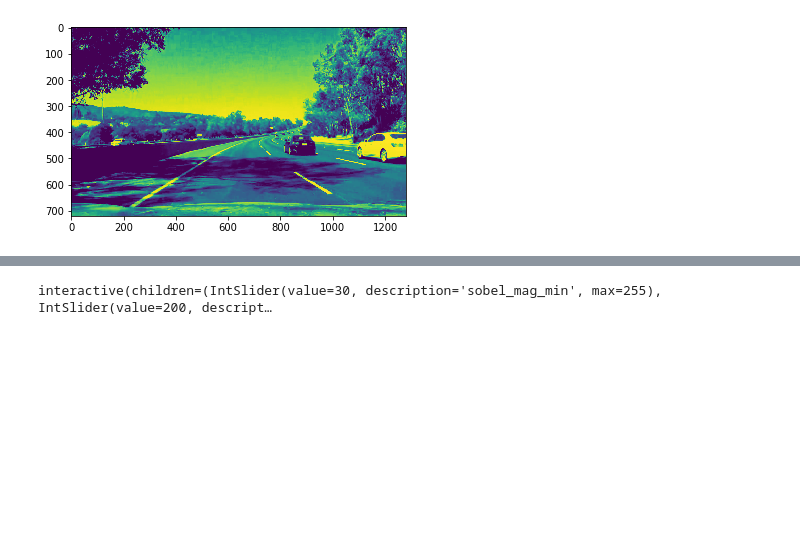
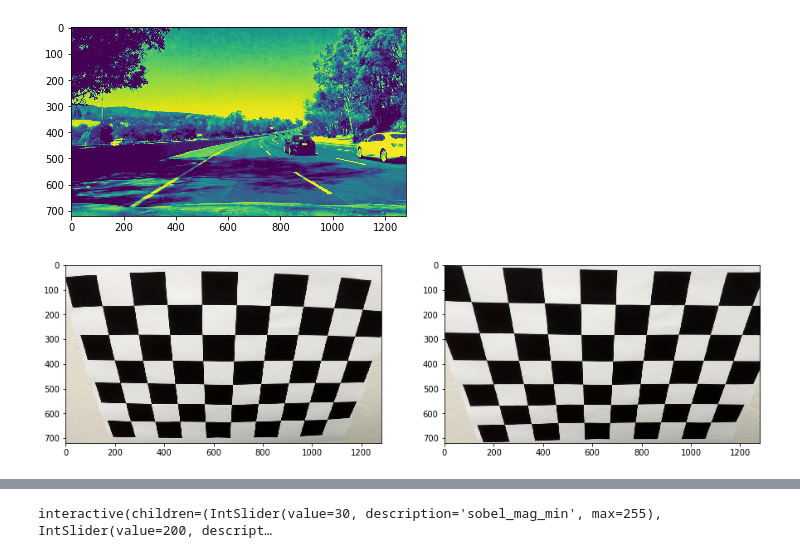
Before and after one commit to tdb-alcorn/CarND-Advanced-Lane-Lines, a Jupyter notebook: scratch.ipynb, the cells around one changed output, grey strips where cells are left out. Cells and saved outputs as stored; diff of their text form; code cells hidden in the pictures; blank space fills up the shorter version.

```diff
--- a/scratch.ipynb
+++ b/scratch.ipynb
@@ -32,0 +35,10 @@ c.calibrate()
+# %%
+c = camera.Camera()
+c.calibrate()
+img = image.read('camera_cal/calibration2.jpg', rgb=True)
+_, axes = plt.subplots(1, 2, figsize=(15, 8))
+axes[0].imshow(img)
+axes[1].imshow(c.undistort(img))
+image.write(c.undistort(img), 'output_images/undistorted_calibration.jpg')
+# %% [output]
+[figure, added]
```
Also changed, not shown: parts of 10 cells of this notebook, 7 other files.
